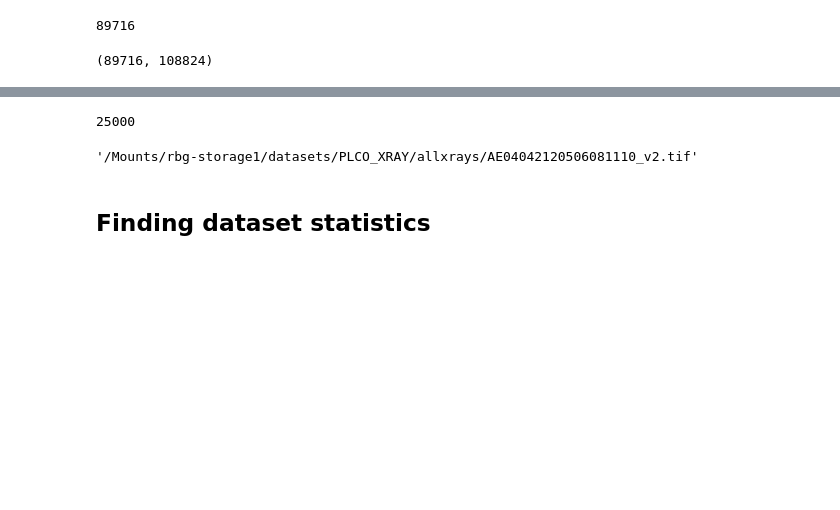
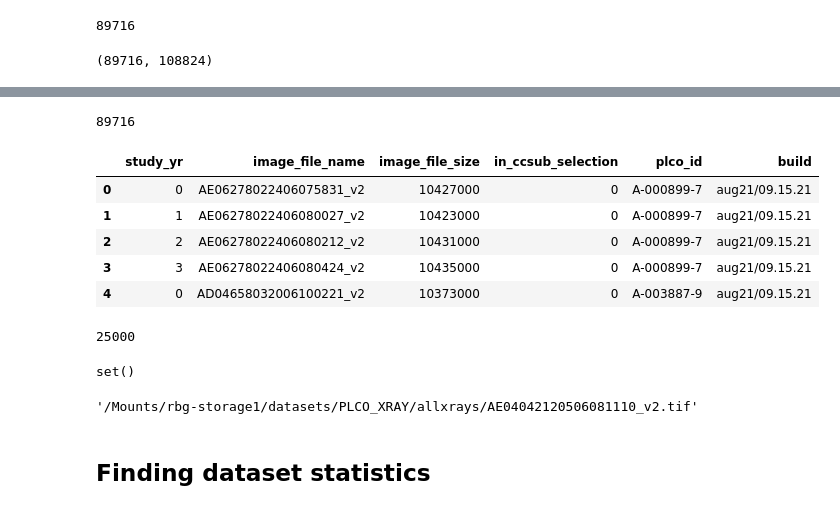
Before and after one commit to pgmikhael/SybilX, a Jupyter notebook: notebooks/updated_plco_eda.ipynb, the cells around one changed output, grey strips where cells are left out. Drawn from its saved outputs; the diff is of its cells as text; code cells hidden in the pictures; blank space fills up the shorter version.

```diff
--- a/notebooks/updated_plco_eda.ipynb
+++ b/notebooks/updated_plco_eda.ipynb
@@ -55,4 +55,6 @@ trues, falses
 (89716, 108824)
 # %%
 patient2image = '/Mounts/rbg-storage1/datasets/PLCO_XRAY/package-plcoi-919/Lung/Standard 25K Linkage (2021)/link_2021_25k_selection.csv'
+# %%
+new_patient2image = "/Mounts/rbg-storage1/datasets/PLCO_XRAY/package-plcoi-919/Lung/Lung X-Ray Images (custom selection only)/lung_xry_images.csv"
 # %%
@@ -60,7 +71,26 @@ df = pd.read_csv(patient2image)[['image_file_name', 'plco_id']]
 # %%
-len(set(df['plco_id'].values))
+len(df['plco_id'].values)
 # %% [output]
-25000
+89716
+# %%
+new_df = pd.read_csv(new_patient2image)
+# %%
+new_df.head()
+# %% [output]
+|  | study_yr | image_file_name | image_file_size | in_ccsub_selection | plco_id | build |
+| 0 | 0 | AE06278022406075831_v2 | 10427000 | 0 | A-000899-7 | aug21/09.15.21 |
+| 1 | 1 | AE06278022406080027_v2 | 10423000 | 0 | A-000899-7 | aug21/09.15.21 |
+| 2 | 2 | AE06278022406080212_v2 | 10431000 | 0 | A-000899-7 | aug21/09.15.21 |
+| 3 | 3 | AE06278022406080424_v2 | 10435000 | 0 | A-000899-7 | aug21/09.15.21 |
+| 4 | 0 | AD04658032006100221_v2 | 10373000 | 0 | A-003887-9 | aug21/09.15.21 |
+# %%
+len(set(new_df['plco_id'].values))
+# %% [output]
+25000
+# %%
+set(new_df['image_file_name'].values) - set([n.replace(".tif", "") for n in df['image_file_name'].values])
+# %% [output]
+set()
 # %%
 im_paths = glob(updated_path + "*.tif")
 # %%
```
Also changed, not shown: parts of 2 cells of this notebook, 6 other files.
